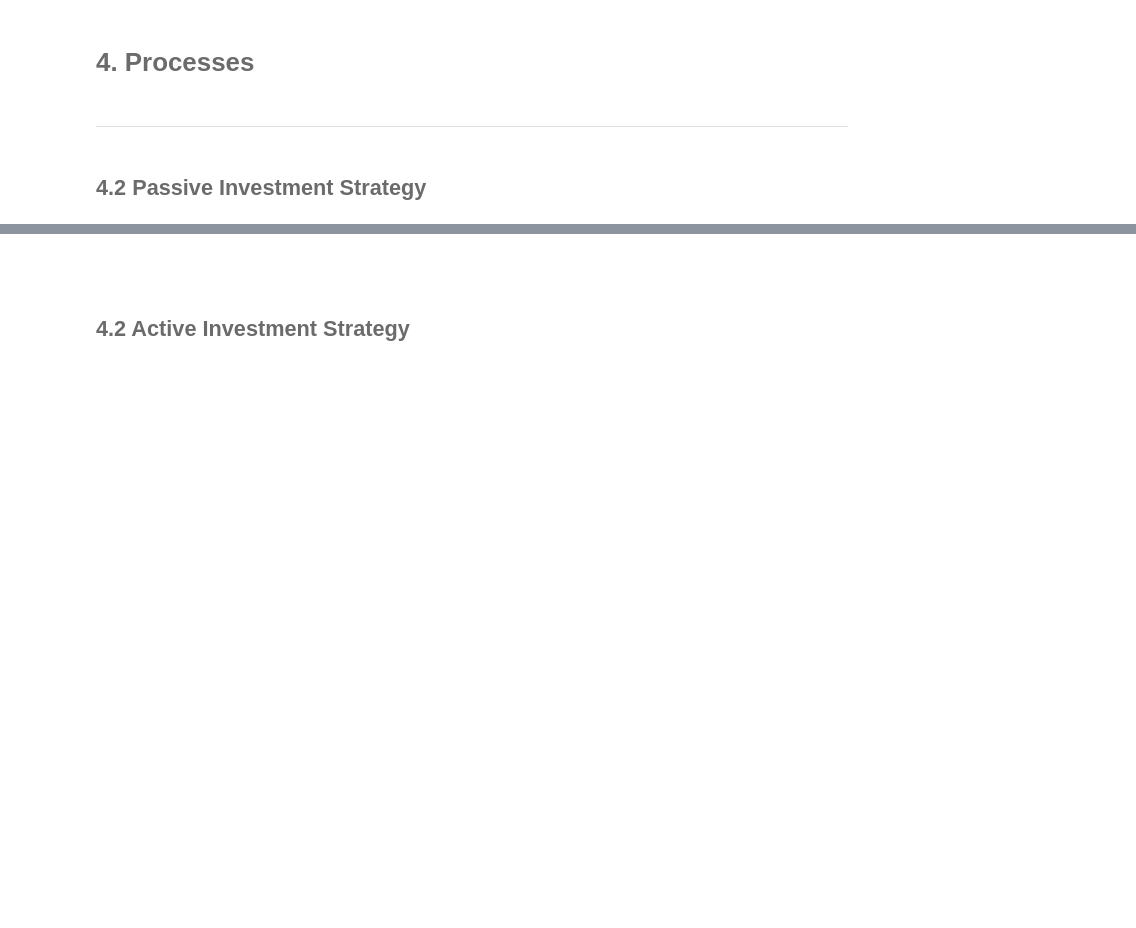
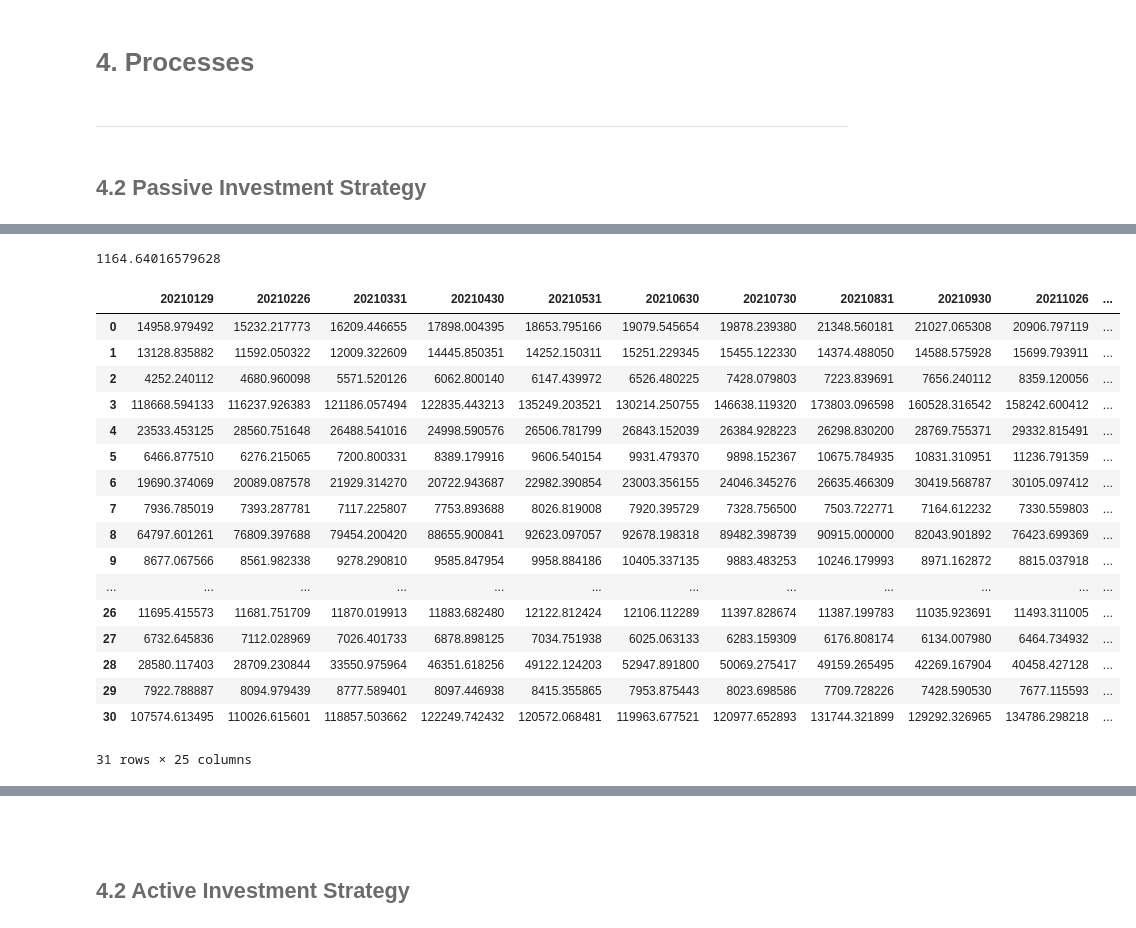
Before and after one commit to Tania-Bell/MyST_Lab1, a Jupyter notebook: notebook.ipynb, the cells around one changed output, grey strips where cells are left out. Drawn from its saved outputs; the diff is of its cells as text; code cells hidden in the pictures; blank space fills up the shorter version.

```diff
--- a/notebook.ipynb
+++ b/notebook.ipynb
@@ -170,0 +183,6 @@ prices_daily.head(5)
+# %%
+cap_shares_p = fn.shares_passive(all_files,prices,cash_w,'20210129').round()
+
+comission_p = fn.comission_p(comission_rate,prices,cap_shares_p,'20210129')
+
+returns_ticker_p, df_pasiva = fn.rend_p(prices,cap_shares_p,cash_w)
@@ -170,0 +209,25 @@ prices_daily.head(5)
+# %%
+comission_p
+# %% [output]
+1164.64016579628
+# %%
+returns_ticker_p
+# %% [output]
+|  | 20210129 | 20210226 | 20210331 | 20210430 | 20210531 | 20210630 | 20210730 | 20210831 | 20210930 | 20211026 | ... |
+| 0 | 14958.979492 | 15232.217773 | 16209.446655 | 17898.004395 | 18653.795166 | 19079.545654 | 19878.239380 | 21348.560181 | 21027.065308 | 20906.797119 | ... |
+| 1 | 13128.835882 | 11592.050322 | 12009.322609 | 14445.850351 | 14252.150311 | 15251.229345 | 15455.122330 | 14374.488050 | 14588.575928 | 15699.793911 | ... |
+| 2 | 4252.240112 | 4680.960098 | 5571.520126 | 6062.800140 | 6147.439972 | 6526.480225 | 7428.079803 | 7223.839691 | 7656.240112 | 8359.120056 | ... |
+| 3 | 118668.594133 | 116237.926383 | 121186.057494 | 122835.443213 | 135249.203521 | 130214.250755 | 146638.119320 | 173803.096598 | 160528.316542 | 158242.600412 | ... |
+| 4 | 23533.453125 | 28560.751648 | 26488.541016 | 24998.590576 | 26506.781799 | 26843.152039 | 26384.928223 | 26298.830200 | 28769.755371 | 29332.815491 | ... |
+| 5 | 6466.877510 | 6276.215065 | 7200.800331 | 8389.179916 | 9606.540154 | 9931.479370 | 9898.152367 | 10675.784935 | 10831.310951 | 11236.791359 | ... |
+| 6 | 19690.374069 | 20089.087578 | 21929.314270 | 20722.943687 | 22982.390854 | 23003.356155 | 24046.345276 | 26635.466309 | 30419.568787 | 30105.097412 | ... |
+| 7 | 7936.785019 | 7393.287781 | 7117.225807 | 7753.893688 | 8026.819008 | 7920.395729 | 7328.756500 | 7503.722771 | 7164.612232 | 7330.559803 | ... |
+| 8 | 64797.601261 | 76809.397688 | 79454.200420 | 88655.900841 | 92623.097057 | 92678.198318 | 89482.398739 | 90915.000000 | 82043.901892 | 76423.699369 | ... |
+| 9 | 8677.067566 | 8561.982338 | 9278.290810 | 9585.847954 | 9958.884186 | 10405.337135 | 9883.483253 | 10246.179993 | 8971.162872 | 8815.037918 | ... |
+| ... | ... | ... | ... | ... | ... | ... | ... | ... | ... | ... | ... |
+| 26 | 11695.415573 | 11681.751709 | 11870.019913 | 11883.682480 | 12122.812424 | 12106.112289 | 11397.828674 | 11387.199783 | 11035.923691 | 11493.311005 | ... |
+| 27 | 6732.645836 | 7112.028969 | 7026.401733 | 6878.898125 | 7034.751938 | 6025.063133 | 6283.159309 | 6176.808174 | 6134.007980 | 6464.734932 | ... |
+| 28 | 28580.117403 | 28709.230844 | 33550.975964 | 46351.618256 | 49122.124203 | 52947.891800 | 50069.275417 | 49159.265495 | 42269.167904 | 40458.427128 | ... |
+| 29 | 7922.788887 | 8094.979439 | 8777.589401 | 8097.446938 | 8415.355865 | 7953.875443 | 8023.698586 | 7709.728226 | 7428.590530 | 7677.115593 | ... |
+| 30 | 107574.613495 | 110026.615601 | 118857.503662 | 122249.742432 | 120572.068481 | 119963.677521 | 120977.652893 | 131744.321899 | 129292.326965 | 134786.298218 | ... |
+31 rows × 25 columns
```
Also changed, not shown: parts of 15 cells of this notebook, 2 other files.
